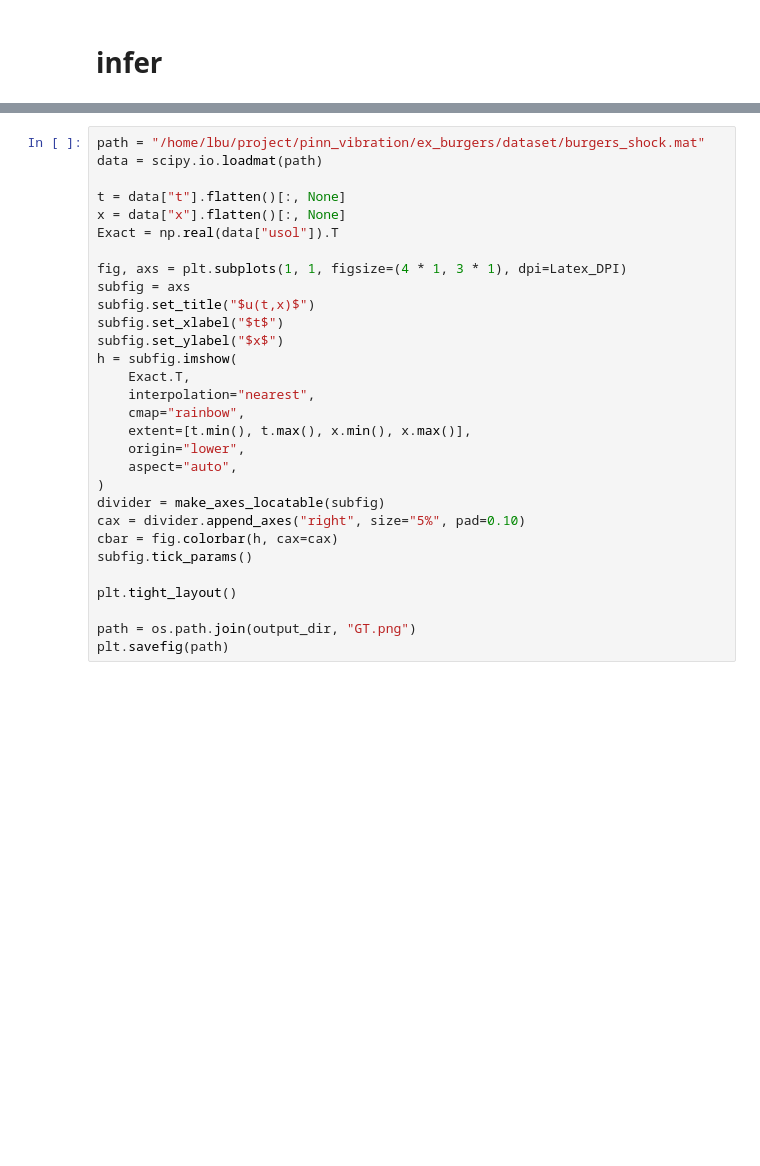
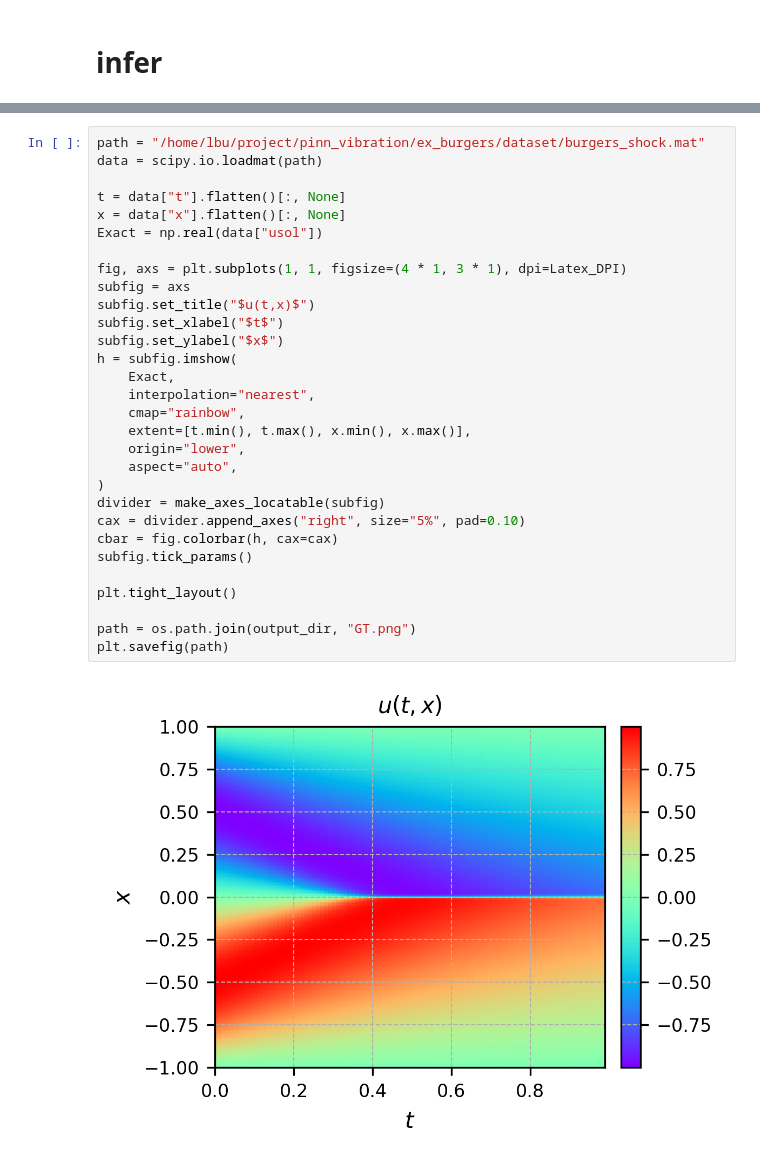
Before and after one commit to HuangYin0514/pinn_vibration, a Jupyter notebook: ex_burgers/analysis/infer.ipynb, the cells around one changed output, grey strips where cells are left out. Saved outputs shown, nothing was run; the diff lists cells and outputs as text; blank space fills up the shorter version.

```diff
--- a/ex_burgers/analysis/infer.ipynb
+++ b/ex_burgers/analysis/infer.ipynb
@@ -99,33 +101,35 @@ plt.savefig(path)
 # %%
 path = "/home/lbu/project/pinn_vibration/ex_burgers/dataset/burgers_shock.mat"
 data = scipy.io.loadmat(path)
 
 t = data["t"].flatten()[:, None]
 x = data["x"].flatten()[:, None]
-Exact = np.real(data["usol"]).T
+Exact = np.real(data["usol"])
 
 fig, axs = plt.subplots(1, 1, figsize=(4 * 1, 3 * 1), dpi=Latex_DPI)
 subfig = axs
 subfig.set_title("$u(t,x)$")
 subfig.set_xlabel("$t$")
 subfig.set_ylabel("$x$")
 h = subfig.imshow(
-    Exact.T,
+    Exact,
     interpolation="nearest",
     cmap="rainbow",
     extent=[t.min(), t.max(), x.min(), x.max()],
     origin="lower",
     aspect="auto",
 )
 divider = make_axes_locatable(subfig)
 cax = divider.append_axes("right", size="5%", pad=0.10)
 cbar = fig.colorbar(h, cax=cax)
 subfig.tick_params()
 
 plt.tight_layout()
 
 path = os.path.join(output_dir, "GT.png")
 plt.savefig(path)
+# %% [output]
+[figure, added]
 # %%
 ######################################################################
 #
```
Also changed, not shown: parts of 2 cells of this notebook, 48 other files.
